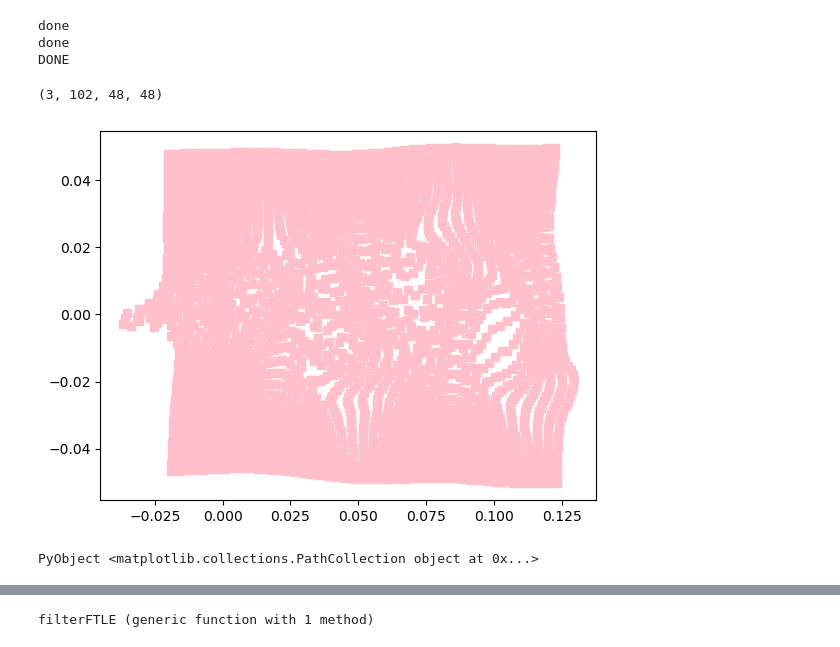
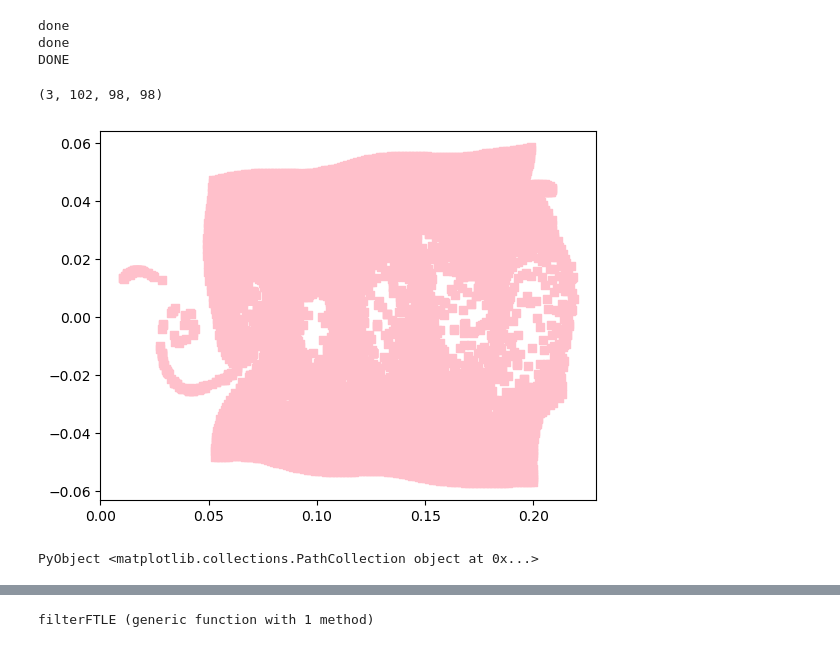
Before and after one commit to jjserdo/FTLE_JJ, a Jupyter notebook: Yuanhang-FTLE_JJ.ipynb, the cells around one changed output, grey strips where cells are left out. Drawn from its saved outputs; the diff is of its cells as text; code cells hidden in the pictures.

````diff
--- a/Yuanhang-FTLE_JJ.ipynb
+++ b/Yuanhang-FTLE_JJ.ipynb
@@ -207,5 +177,7 @@ Vel_contour[1,1,1,1]
 # %%
 function FTLE(nx,ny,x0,x1,y0,y1,t_0,t_1)
+    nx = Int64(nx)
+    ny = Int64(ny)
     move = Int64(sign(t_1-t_0))
     t_0_ind = Int64(argmin(abs.(tstep_range .- t_0)))
     t_1_ind = Int64(argmin(abs.(tstep_range .- t_1)))
@@ -222,7 +194,15 @@ function FTLE(nx,ny,x0,x1,y0,y1,t_0,t_1)
     x = copy(x_range)
     y = copy(y_range)
     # Iterate through all timesteps
+    data =  "C:/Users/justi/Documents/data_JJ"
+    count = 1
     for tt in t_0_ind:move:t_1_ind
+        if count % (tsteps/4) == 0
+            name = string(nx) * "_" * string(ny) * "_" * string(Int64(round(t_0))) * "_" * string(Int64(round(t_1))) * "_" * string(count) *".h"
+            h5open(joinpath(data,name), "w") do file
+                write(file, "A", particles[:,tt,:,:])
+            end
+        end
         for ii in 1:nx, jj in 1:ny
             for jj in 1:ny
                 # Let's use Runge Kutta 4th order
@@ -278,6 +258,7 @@ function FTLE(nx,ny,x0,x1,y0,y1,t_0,t_1)
                 end
             end
         end
+        count += 1
     end
 
 
@@ -305,6 +286,12 @@ function FTLE(nx,ny,x0,x1,y0,y1,t_0,t_1)
     flow = particles[:,:,2:nx-1,2:ny-1]
     println("done")
 
+    data =  "C:/Users/justi/Documents/data_JJ"
+    name = string(nx) * "_" * string(ny) * "_" * string(Int64(round(t_0))) * "_" * string(Int64(round(t_1))) * "finished.h"
+    h5open(joinpath(data,name), "w") do file
+        write(file, "A", flow)
+    end
+
     return flow
 end
 # %% [output]
@@ -314,8 +301,8 @@ FTLE (generic function with 1 method)
 Example: FTLE for forward and then backward along one cycle
 ```
 # %%
-p = FTLE(50,50,-0.05,0.1,-0.05,0.05,     0*tstep_delta, 100*tstep_delta)
-n = FTLE(50,50,-0.05,0.1,-0.05,0.05,   200*tstep_delta, 100*tstep_delta)
+p = FTLE(100,100,-0.05,0.1,-0.05,0.05,     0*tstep_delta, 100*tstep_delta)
+n = FTLE(100,100,-0.05,0.1,-0.05,0.05,   200*tstep_delta, 100*tstep_delta)
 print("DONE")
 # %% [output]
 done
@@ -339,15 +326,15 @@ print("DONE")
 # %%
 size(p)
 # %% [output]
-(3, 102, 48, 48)
+(3, 102, 98, 98)
 # %%
 fig, ax = subplots()
-ts = 27
+ts = 101
 ax.scatter(p[1,ts,:,:],p[2,ts,:,:],marker="s",color="pink",zorder=3)
 #ax.set_xlim([9.5,12])
 #ax.set_ylim([  9,11])
 # %% [output]
-[figure, old version]
+[figure, new version]
 PyObject <matplotlib.collections.PathCollection object at 0x...>
 # %%
 function xflowMap(field, tstep, levels)
````
Also changed, not shown: parts of 10 cells of this notebook.
